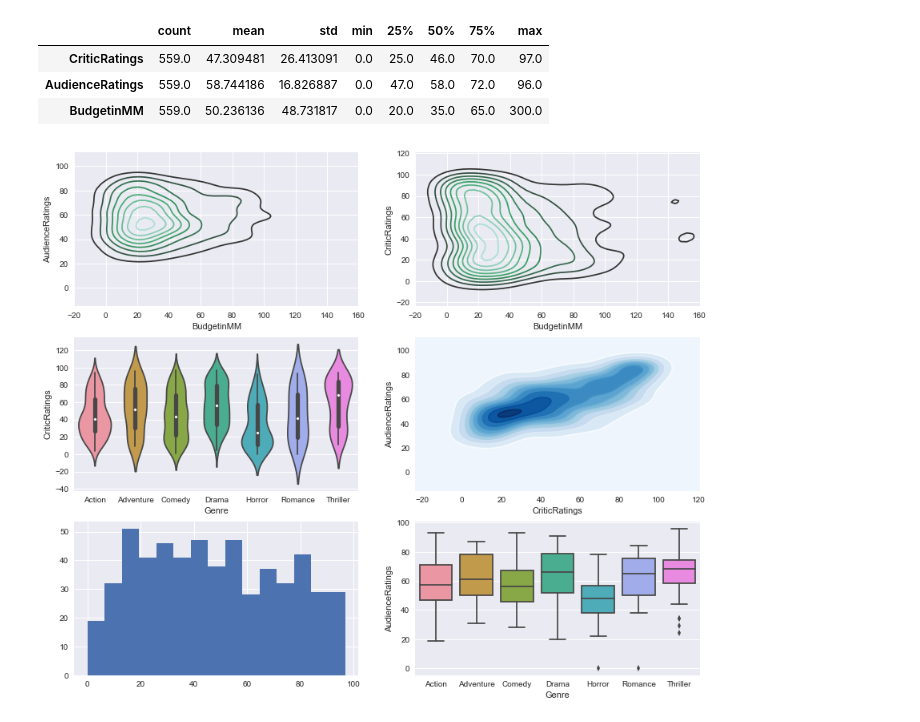
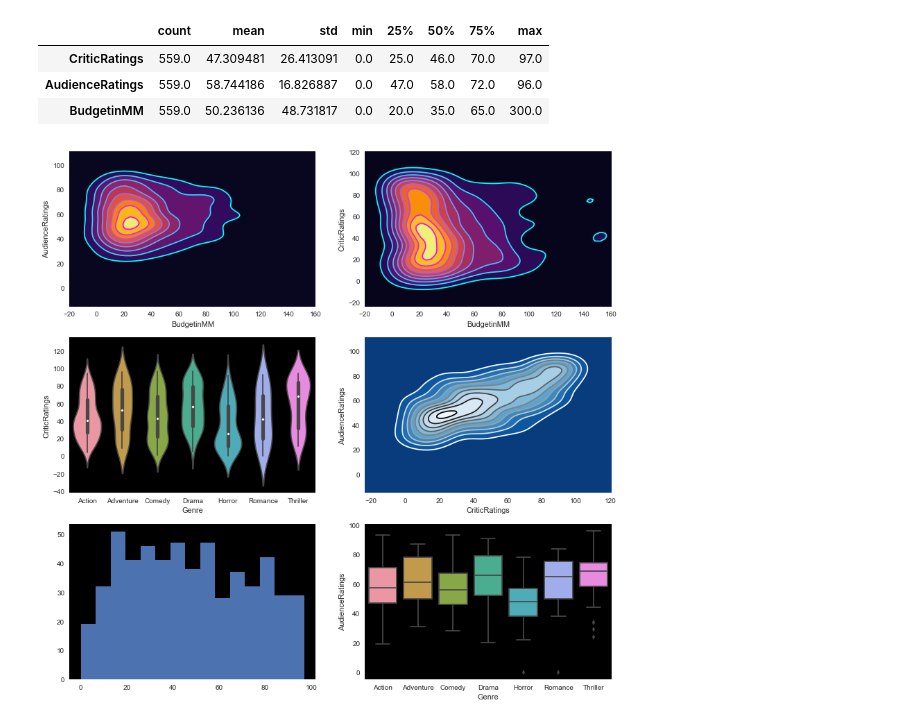
Before and after one commit to sadhana-lenkala/Visualization, a Jupyter notebook: Dashboard using seaborn plots and plt plots.ipynb, the cells around one changed output. Drawn from its saved outputs; the diff is of its cells as text; code cells hidden in the pictures.

```diff
--- a/Dashboard using seaborn plots and plt plots.ipynb
+++ b/Dashboard using seaborn plots and plt plots.ipynb
@@ -67,23 +67,31 @@ Movie_data.describe().transpose()
 # creating dashboard using violin plots, facet grid,
 #kde plots, box plots
 # %%
-sns.set_style('darkgrid')
-f, ax = plt.subplots(3,2, figsize = (14,12))
+sns.set_style('dark',{"axes.facecolor":"black"})
+f, ax = plt.subplots(3,2, figsize = (14,14))
 #comparision between Audience ratings and Budget
-kde1 = sns.kdeplot(Movie_data.BudgetinMM,Movie_data.AudienceRatings,ax = ax[0,0])
+kde1 = sns.kdeplot(Movie_data.BudgetinMM,Movie_data.AudienceRatings ,
+                   shade = True, Shade_lowest =False,cmap = 'inferno',ax = ax[0,0])
+kde1 = sns.kdeplot(Movie_data.BudgetinMM,Movie_data.AudienceRatings ,
+                   cmap = 'cool',ax = ax[0,0])
+
 kde1.set(xlim=(-20,160))
 # similar comparision between Critic ratings and Budget
-kde2 = sns.kdeplot(Movie_data.BudgetinMM,Movie_data.CriticRatings,ax = ax[0,1])
+kde2 = sns.kdeplot(Movie_data.BudgetinMM,Movie_data.CriticRatings,
+                   shade = True, Shade_lowest =False,cmap = 'inferno',ax = ax[0,1])
+kde2 = sns.kdeplot(Movie_data.BudgetinMM,Movie_data.CriticRatings,
+                   cmap = 'cool',ax = ax[0,1])
 kde2.set(xlim=(-20,160))
 #violin plots
-vrt=sns.violinplot(y='CriticRatings', x= 'Genre', hue=None, data=Movie_data,ax = ax[1,0])
+vrt=sns.violinplot(y='CriticRatings', x='Genre', pallete ='YlOrRd', data = Movie_data,ax = ax[1,0])
+#Kde plot with shade - Criticratings vs audience ratings
 kde_plot = sns.kdeplot(Movie_data.CriticRatings,Movie_data.AudienceRatings
-                      , shade = True, Shade_lowest =False,cmap = 'Blues',ax = ax[1,1])
+                      , shade = True, Shade_lowest =False,cmap = 'Blues_r',ax = ax[1,1])
 kde_plot = sns.kdeplot(Movie_data.CriticRatings,Movie_data.AudienceRatings
-                      ,cmap = 'Blues',ax = ax[1,1])
+                      ,cmap = 'gist_gray_r',ax = ax[1,1])
 #including pyplot along with seaborn plots
 hist = ax[2,0].hist(Movie_data.CriticRatings,bins = 15)
 #box plots
 b = sns.boxplot(y='AudienceRatings', x= 'Genre', hue=None, data=Movie_data, ax = ax[2,1])
 # %% [output]
-[figure, old version]
+[figure, new version]
```
Also changed, not shown: parts of 3 cells of this notebook.
